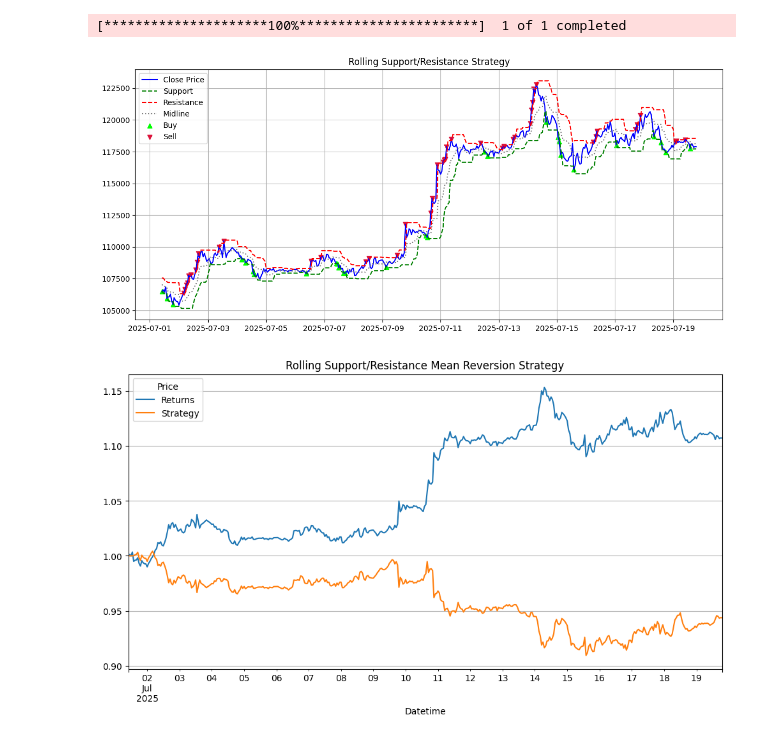
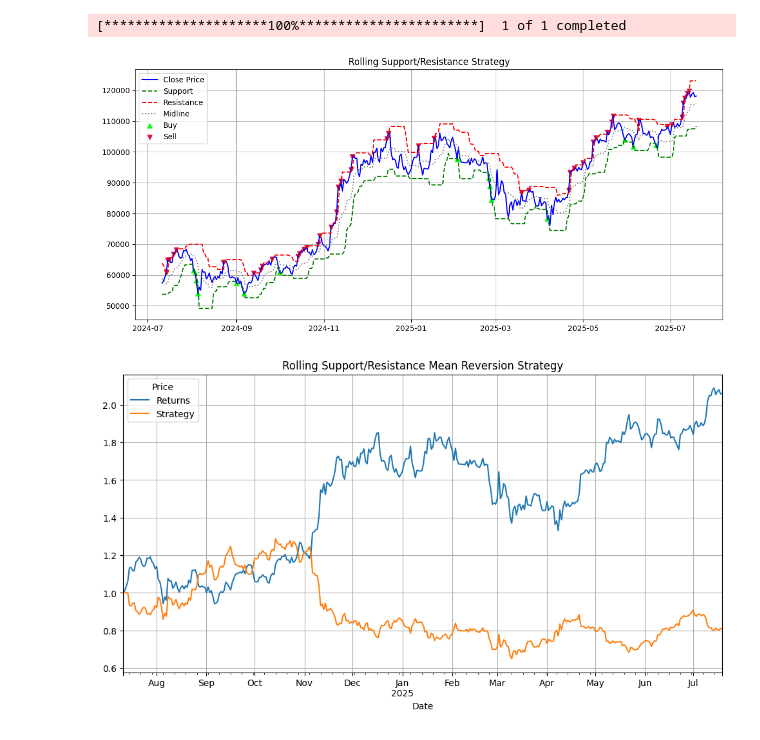
Before and after one commit to tech-ml-quant-luv/Machine-Learning-Engineer-in-Quant, a Jupyter notebook: Projects/mean_reversion.ipynb, the cells around one changed output. Saved outputs shown, nothing was run; the diff lists cells and outputs as text; code cells hidden in the pictures.

```diff
--- a/Projects/mean_reversion.ipynb
+++ b/Projects/mean_reversion.ipynb
@@ -5,11 +5,11 @@ import numpy as np
 import matplotlib.pyplot as plt
 
 ticker = "BTC-USD"
-start = "2025-07-01"
+start = "2024-07-01"
 end = "2025-07-20"
 
 def download_data(start, end, ticker):
-    data = yf.download(ticker, start=start, end=end, interval="1h")
+    data = yf.download(ticker, start=start, end=end, interval="1d")
     if data.empty:
         print("No data fetched. Check ticker, interval, or date range.")
         return pd.DataFrame()
@@ -73,33 +73,33 @@ def backtest(data):
     plt.grid()
     plt.show()
 
 
 def plot_signals(data):
     plt.figure(figsize=(14, 6))
     plt.plot(data['Close'], label='Close Price', color='blue')
     plt.plot(data['Support'], label='Support', linestyle='--', color='green')
     plt.plot(data['Resistance'], label='Resistance', linestyle='--', color='red')
     plt.plot(data['Mid'], label='Midline', linestyle=':', color='gray')
 
     # Buy/Sell markers
     plt.scatter(data.index[data['Signal'] == 1], data['Close'][data['Signal'] == 1], label='Buy', marker='^', color='lime')
     plt.scatter(data.index[data['Signal'] == -1], data['Close'][data['Signal'] == -1], label='Sell', marker='v', color='crimson')
 
     plt.title("Rolling Support/Resistance Strategy")
     plt.legend()
     plt.grid()
     plt.show()
 
 
 # Run the strategy
 if __name__ == "__main__":
     df = download_data(start=start, end=end, ticker=ticker)
     df = compute_rolling_levels(df, window=10)
     df = generate_signals(df)
     plot_signals(df)
     backtest(df)
 # %% [output]
 [*********************100%***********************]  1 of 1 completed
-[figure, old version]
+[figure, new version]
-[figure, old version]
+[figure, new version]
 # %%
```
Also changed, not shown: parts of 22 cells of this notebook.
